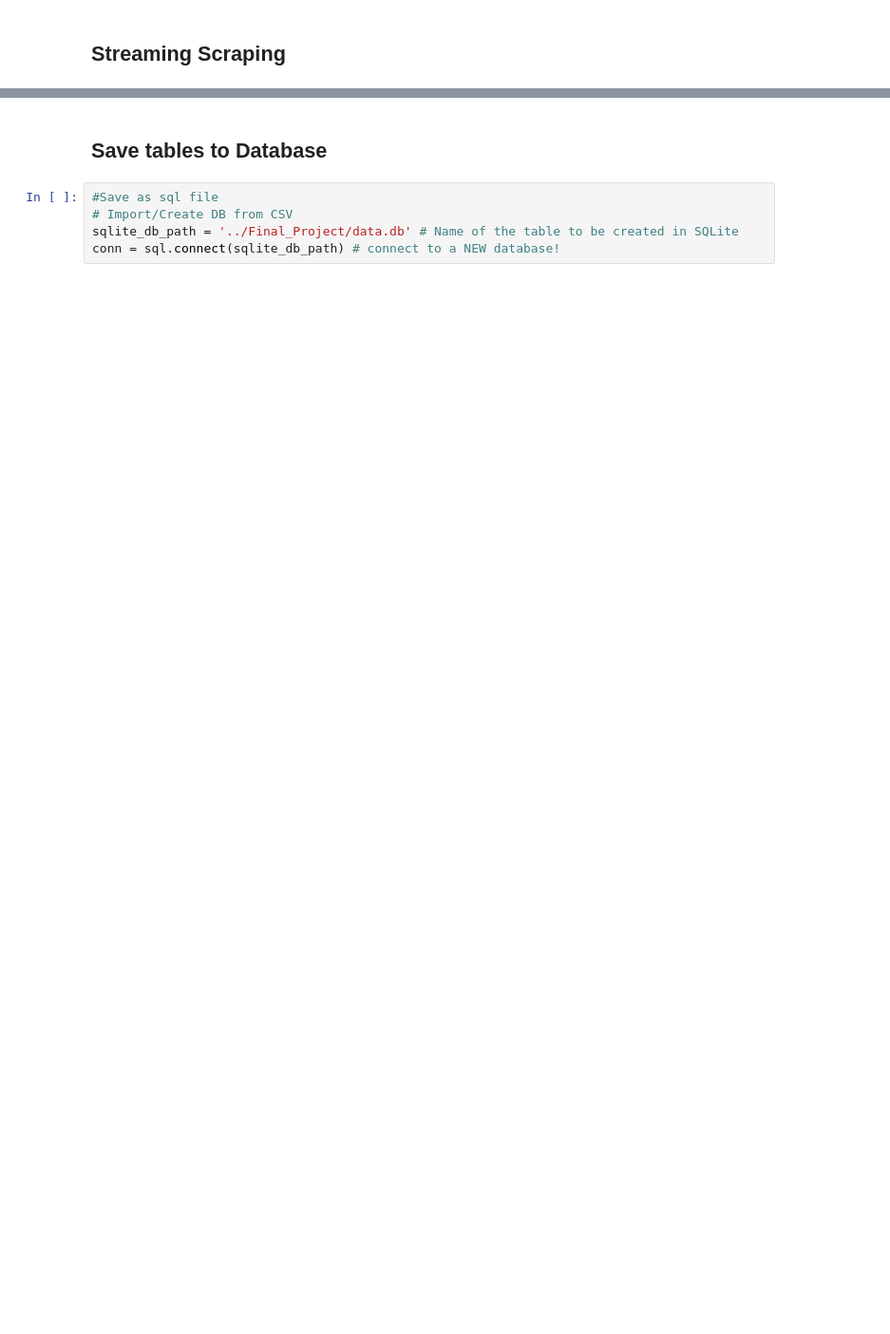
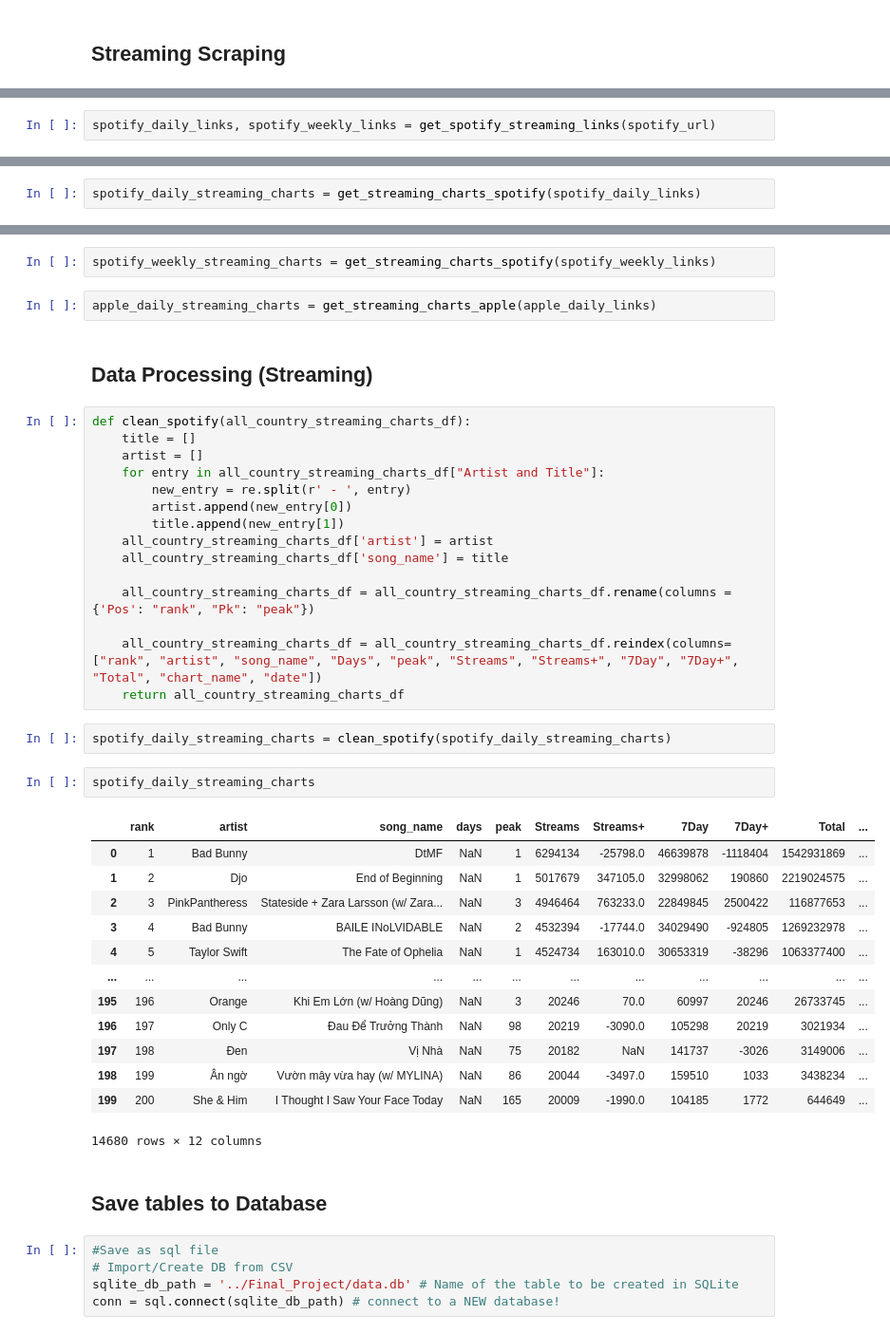
Before and after one commit to pvcampos-stack/220FinalProject_BillboardData, a Jupyter notebook: Web_Scraping_Billboard.ipynb, the cells around one changed output, grey strips where cells are left out. Shown at 95% size. Cells and saved outputs as stored; diff of their text form; blank space fills up the shorter version.

Commit message:
added streaming data and data processing functions

```diff
--- a/Web_Scraping_Billboard.ipynb
+++ b/Web_Scraping_Billboard.ipynb
@@ -210,0 +216,2 @@ unique_chart_appearances
+# %%
+spotify_daily_links, spotify_weekly_links = get_spotify_streaming_links(spotify_url)
@@ -210,0 +277,2 @@ unique_chart_appearances
+# %%
+spotify_daily_streaming_charts = get_streaming_charts_spotify(spotify_daily_links)
@@ -211,3 +297,42 @@ unique_chart_appearances
+# %%
+spotify_weekly_streaming_charts = get_streaming_charts_spotify(spotify_weekly_links)
+# %%
+apple_daily_streaming_charts = get_streaming_charts_apple(apple_daily_links)
+# %% [markdown]
+## Data Processing (Streaming)
+# %%
+def clean_spotify(all_country_streaming_charts_df):
+    title = []
+    artist = []
+    for entry in all_country_streaming_charts_df["Artist and Title"]:
+        new_entry = re.split(r' - ', entry)
+        artist.append(new_entry[0])
+        title.append(new_entry[1])
+    all_country_streaming_charts_df['artist'] = artist
+    all_country_streaming_charts_df['song_name'] = title
+
+    all_country_streaming_charts_df = all_country_streaming_charts_df.rename(columns = {'Pos': "rank", "Pk": "peak"})
+
+    all_country_streaming_charts_df = all_country_streaming_charts_df.reindex(columns=["rank", "artist", "song_name", "Days", "peak", "Streams", "Streams+", "7Day", "7Day+", "Total", "chart_name", "date"])
+    return all_country_streaming_charts_df
+# %%
+spotify_daily_streaming_charts = clean_spotify(spotify_daily_streaming_charts)
+# %%
+spotify_daily_streaming_charts
+# %% [output]
+|  | rank | artist | song_name | days | peak | Streams | Streams+ | 7Day | 7Day+ | Total | ... |
+| 0 | 1 | Bad Bunny | DtMF | NaN | 1 | 6294134 | -25798.0 | 46639878 | -1118404 | 1542931869 | ... |
+| 1 | 2 | Djo | End of Beginning | NaN | 1 | 5017679 | 347105.0 | 32998062 | 190860 | 2219024575 | ... |
+| 2 | 3 | PinkPantheress | Stateside + Zara Larsson (w/ Zara... | NaN | 3 | 4946464 | 763233.0 | 22849845 | 2500422 | 116877653 | ... |
+| 3 | 4 | Bad Bunny | BAILE INoLVIDABLE | NaN | 2 | 4532394 | -17744.0 | 34029490 | -924805 | 1269232978 | ... |
+| 4 | 5 | Taylor Swift | The Fate of Ophelia | NaN | 1 | 4524734 | 163010.0 | 30653319 | -38296 | 1063377400 | ... |
+| ... | ... | ... | ... | ... | ... | ... | ... | ... | ... | ... | ... |
+| 195 | 196 | Orange | Khi Em Lớn (w/ Hoàng Dũng) | NaN | 3 | 20246 | 70.0 | 60997 | 20246 | 26733745 | ... |
+| 196 | 197 | Only C | Đau Để Trưởng Thành | NaN | 98 | 20219 | -3090.0 | 105298 | 20219 | 3021934 | ... |
+| 197 | 198 | Đen | Vị Nhà | NaN | 75 | 20182 | NaN | 141737 | -3026 | 3149006 | ... |
+| 198 | 199 | Ân ngờ | Vườn mây vừa hay (w/ MYLINA) | NaN | 86 | 20044 | -3497.0 | 159510 | 1033 | 3438234 | ... |
+| 199 | 200 | She & Him | I Thought I Saw Your Face Today | NaN | 165 | 20009 | -1990.0 | 104185 | 1772 | 644649 | ... |
+14680 rows × 12 columns
 # %% [markdown]
 ## Save tables to Database
 # %%
```
Also changed, not shown: parts of 32 cells of this notebook, 2 other files.
